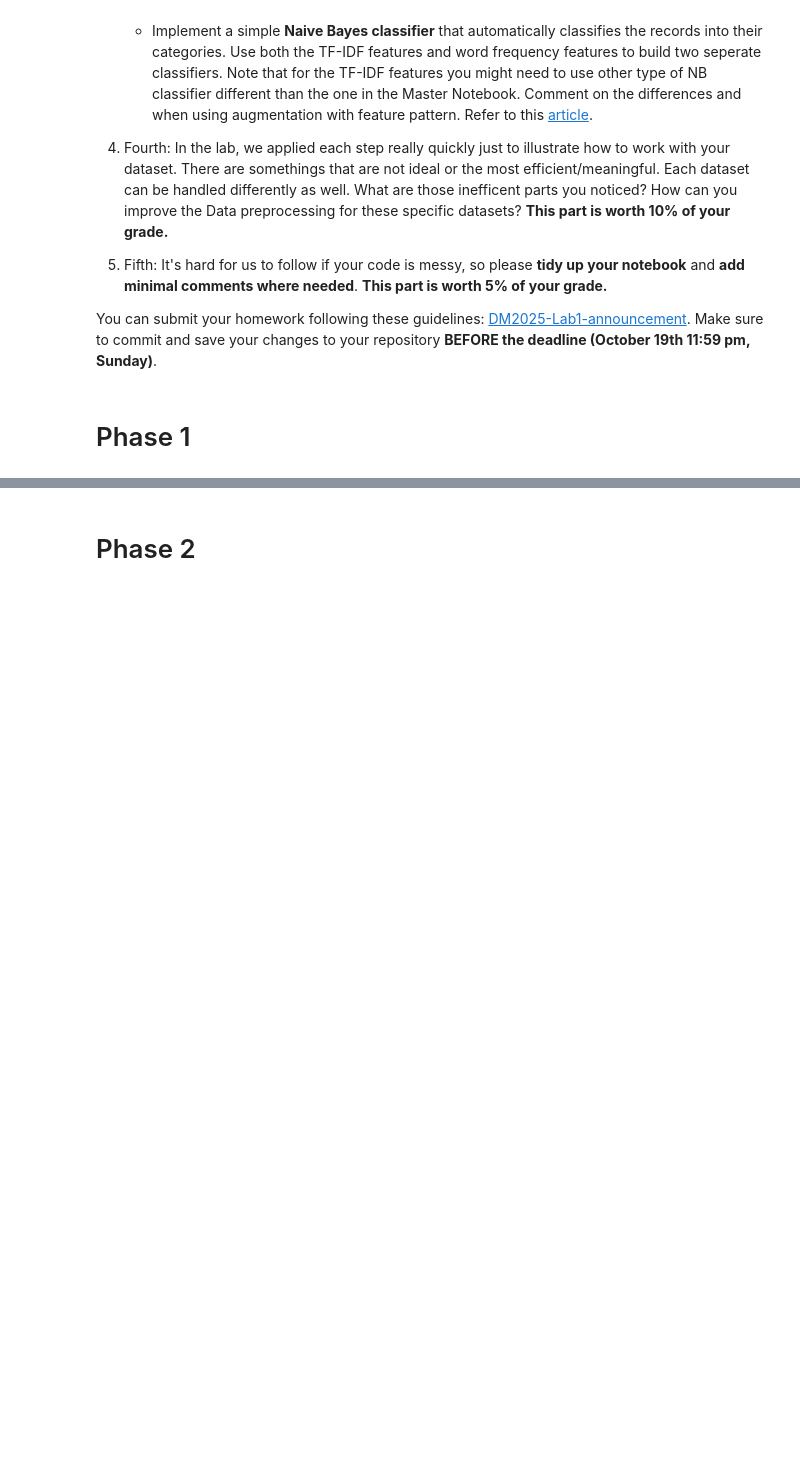
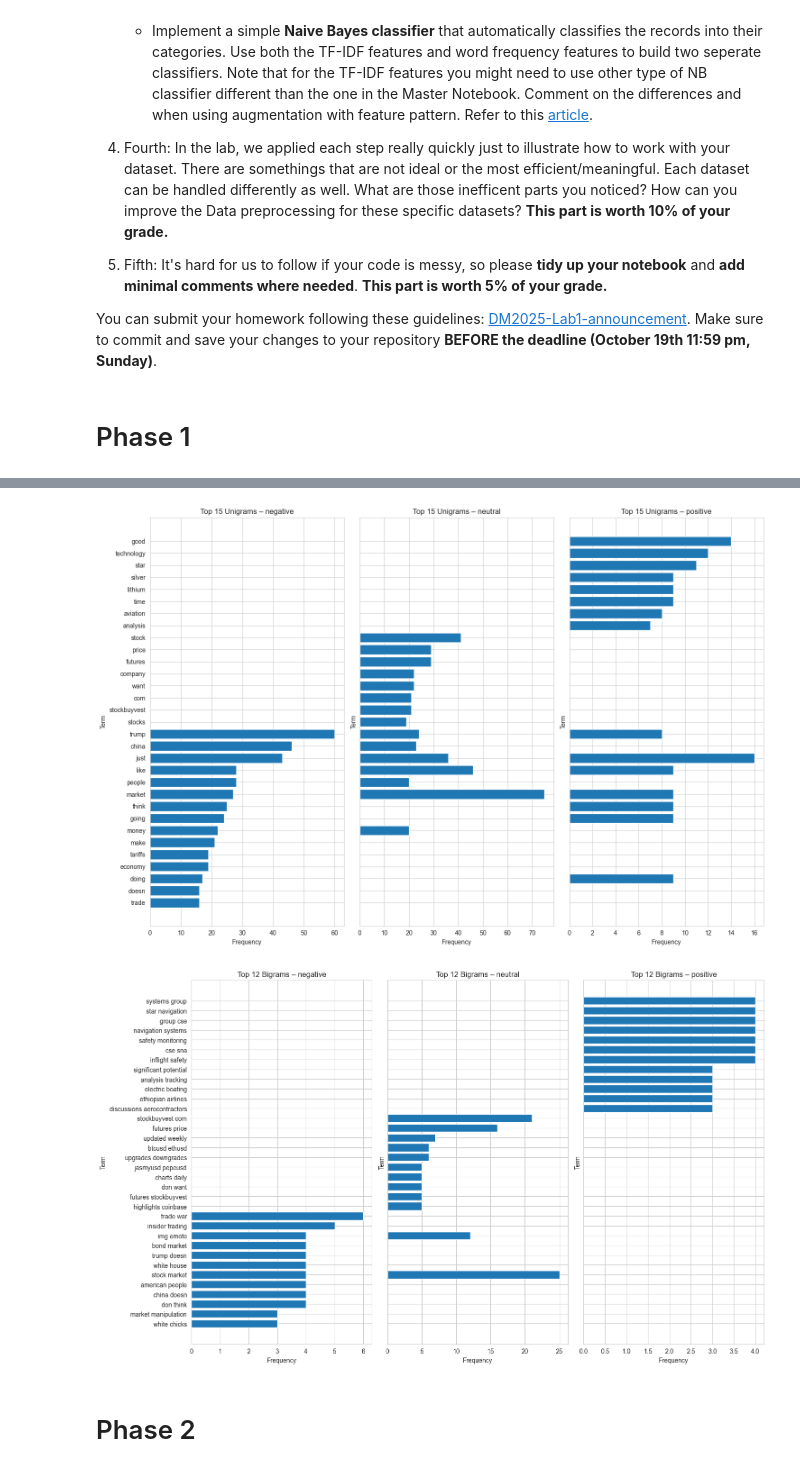
Before and after one commit to u105500014-wq/DM2025-Lab1-Exercise, a Jupyter notebook: DM2025-Lab1-Homework.ipynb, the cells around one changed output, grey strips where cells are left out. Cells and saved outputs as stored; diff of their text form; code cells hidden in the pictures; blank space fills up the shorter version.

```diff
--- a/DM2025-Lab1-Homework.ipynb
+++ b/DM2025-Lab1-Homework.ipynb
@@ -83,3 +213,63 @@ X = pd.read_csv("./newdataset/Reddit-stock-sentiment.csv")
+# %%
+# 一開始我用文字長度來比較不同情緒的差異，但結果看不出明顯差別。
+# 單純統計字數並不能解釋情緒上的不同，所以我改從詞彙的角度來觀察，把文字斷詞後，
+# 分別挑出正向、中立、負向三種情緒中最常出現的單字和雙詞組合。
+# 這樣能更清楚看出哪些詞跟不同情緒比較有關，也比單純字數的比較更有意義。
+
+
+# 確保有category_name
+label_map = {1.0: "positive", 0.0: "neutral", -1.0: "negative"}
+if "category_name" not in df.columns:
+    df["category"] = df["label"]
+    df["category_name"] = df["label"].map(label_map)
+
+import re
+import numpy as np
+import pandas as pd
+import matplotlib.pyplot as plt
+import seaborn as sns
+from sklearn.feature_extraction.text import CountVectorizer
+sns.set_style("whitegrid")
+
+
+# 抓Top-N單詞或雙詞
+def top_ngrams_for_class(frame, label_col, label_value, text_col="text",
+                         ngram_range=(1,1), topn=15):
+    sub = frame[frame[label_col] == label_value]
+    vect = CountVectorizer(stop_words="english", ngram_range=ngram_range,
+                           token_pattern=r"(?u)\b[a-zA-Z][a-zA-Z]+\b")  # 只保留至少兩個字母的詞
+    Xc = vect.fit_transform(sub[text_col].astype(str))
+    freqs = np.asarray(Xc.sum(axis=0)).ravel()
+    terms = vect.get_feature_names_out()
+    out = pd.DataFrame({"term": terms, "freq": freqs}).sort_values("freq", ascending=False).head(topn)
+    return out
+
+# 圖Ａ：每個情緒的Top-15單字
+topn = 15
+cats = ["negative", "neutral", "positive"]
+fig, axes = plt.subplots(1, 3, figsize=(15, 10), sharey=True)
+for ax, c in zip(axes, cats):
+    top_uni = top_ngrams_for_class(df, "category_name", c, ngram_range=(1,1), topn=topn)
+    ax.barh(top_uni["term"][::-1], top_uni["freq"][::-1])
+    ax.set_title(f"Top {topn} Unigrams – {c}")
+    ax.set_xlabel("Frequency"); ax.set_ylabel("Term")
+plt.tight_layout(); plt.show()
+
+# 圖B：每個情緒的Top-15雙詞 (雙詞＝兩個單字組合而成)
+topn_bi = 12
+fig, axes = plt.subplots(1, 3, figsize=(15, 9), sharey=True)
+for ax, c in zip(axes, cats):
+    top_bi = top_ngrams_for_class(df, "category_name", c, ngram_range=(2,2), topn=topn_bi)
+    ax.barh(top_bi["term"][::-1], top_bi["freq"][::-1])
+    ax.set_title(f"Top {topn_bi} Bigrams – {c}")
+    ax.set_xlabel("Frequency"); ax.set_ylabel("Term")
+plt.tight_layout(); plt.show()
+
+
+# 這樣就可以清楚地看出三種情緒的各跟哪些語詞有關，幫助我們理解電腦是靠這些詞來判斷情緒的。
+# %% [output]
+[figure, added]
+[figure, added]
 # %% [markdown]
 # Phase 2
 # %%
```
Also changed, not shown: parts of 10 cells of this notebook.
